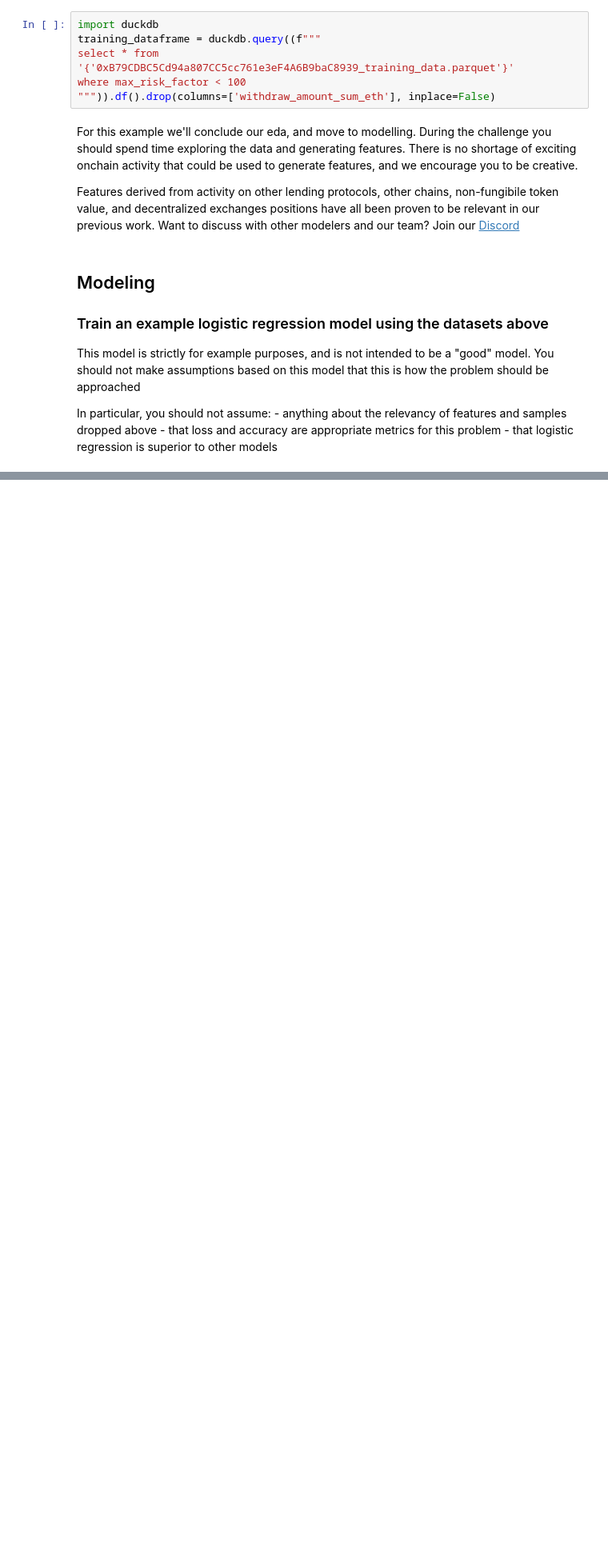
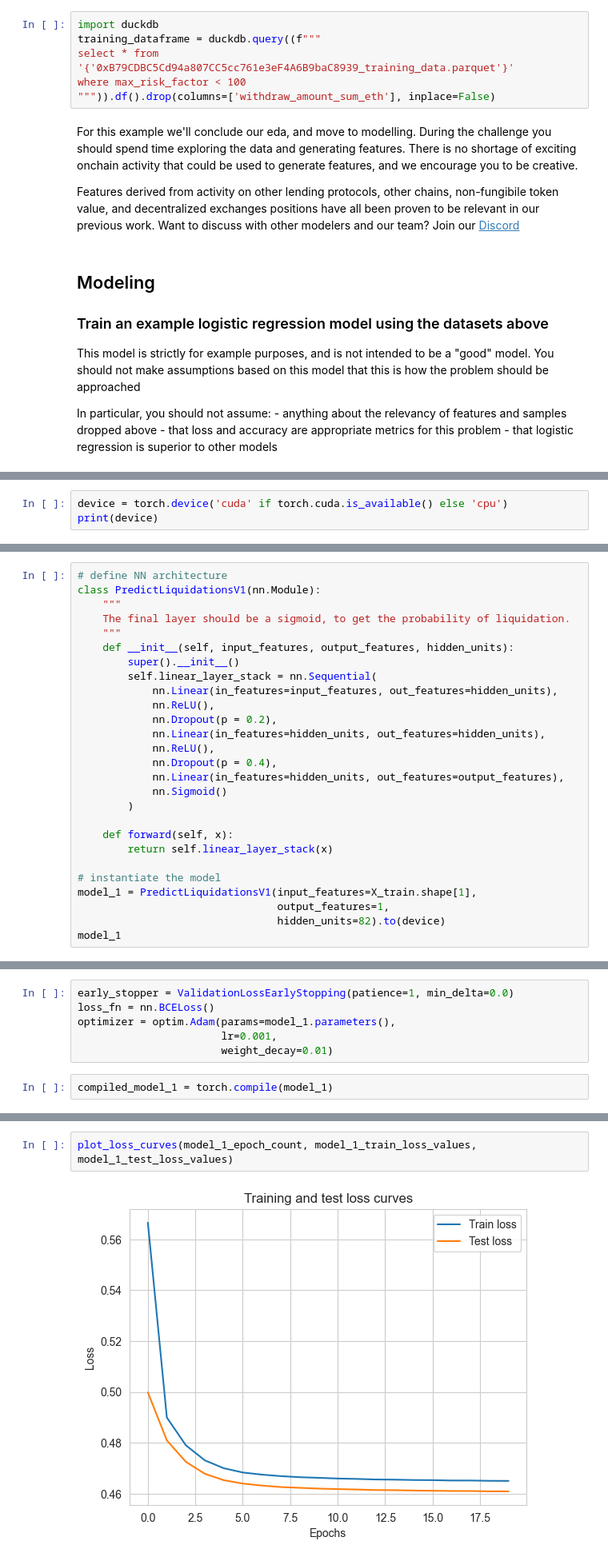
Before and after one commit to Spectral-Finance/challenge-1-modeler-starter-kit, a Jupyter notebook: modeler_starter_kit.ipynb, the cells around one changed output, grey strips where cells are left out. Shown at 80% size. Cells and saved outputs as stored; diff of their text form; blank space fills up the shorter version.

```diff
--- a/modeler_starter_kit.ipynb
+++ b/modeler_starter_kit.ipynb
@@ -144,0 +246,3 @@ In particular, you should not assume:
+# %%
+device = torch.device('cuda' if torch.cuda.is_available() else 'cpu')
+print(device)
@@ -144,0 +253,27 @@ In particular, you should not assume:
+# %%
+# define NN architecture
+class PredictLiquidationsV1(nn.Module):
+    """
+    The final layer should be a sigmoid, to get the probability of liquidation.
+    """
+    def __init__(self, input_features, output_features, hidden_units):
+        super().__init__()
+        self.linear_layer_stack = nn.Sequential(
+            nn.Linear(in_features=input_features, out_features=hidden_units),
+            nn.ReLU(),
+            nn.Dropout(p = 0.2),
+            nn.Linear(in_features=hidden_units, out_features=hidden_units),
+            nn.ReLU(),
+            nn.Dropout(p = 0.4),
+            nn.Linear(in_features=hidden_units, out_features=output_features),
+            nn.Sigmoid()
+        )
+
+    def forward(self, x):
+        return self.linear_layer_stack(x)
+
+# instantiate the model
+model_1 = PredictLiquidationsV1(input_features=X_train.shape[1],
+                                output_features=1,
+                                hidden_units=82).to(device)
+model_1
@@ -144,0 +293,8 @@ In particular, you should not assume:
+# %%
+early_stopper = ValidationLossEarlyStopping(patience=1, min_delta=0.0)
+loss_fn = nn.BCELoss()
+optimizer = optim.Adam(params=model_1.parameters(),
+                       lr=0.001,
+                       weight_decay=0.01)
+# %%
+compiled_model_1 = torch.compile(model_1)
@@ -144,0 +374,4 @@ In particular, you should not assume:
+# %%
+plot_loss_curves(model_1_epoch_count, model_1_train_loss_values, model_1_test_loss_values)
+# %% [output]
+[figure, added]
```
Also changed, not shown: parts of 29 cells of this notebook.
